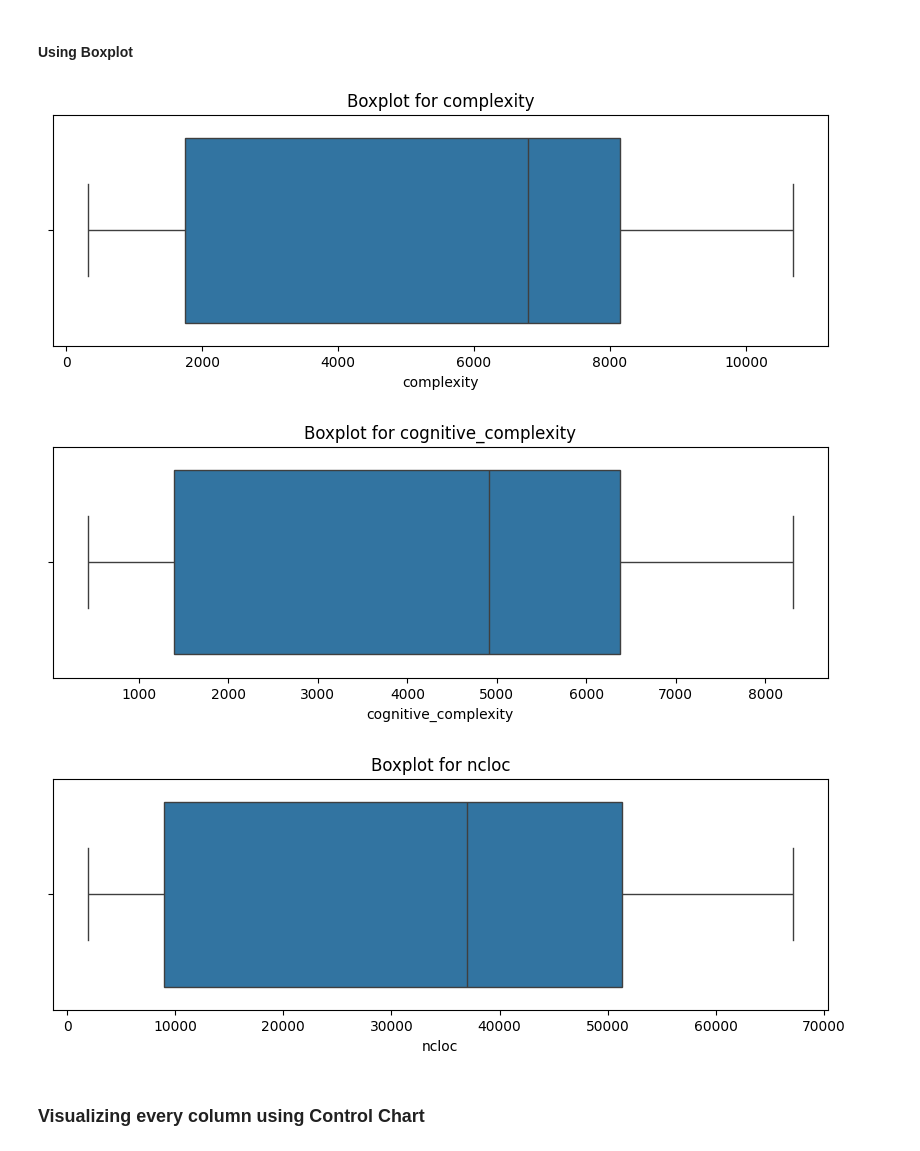
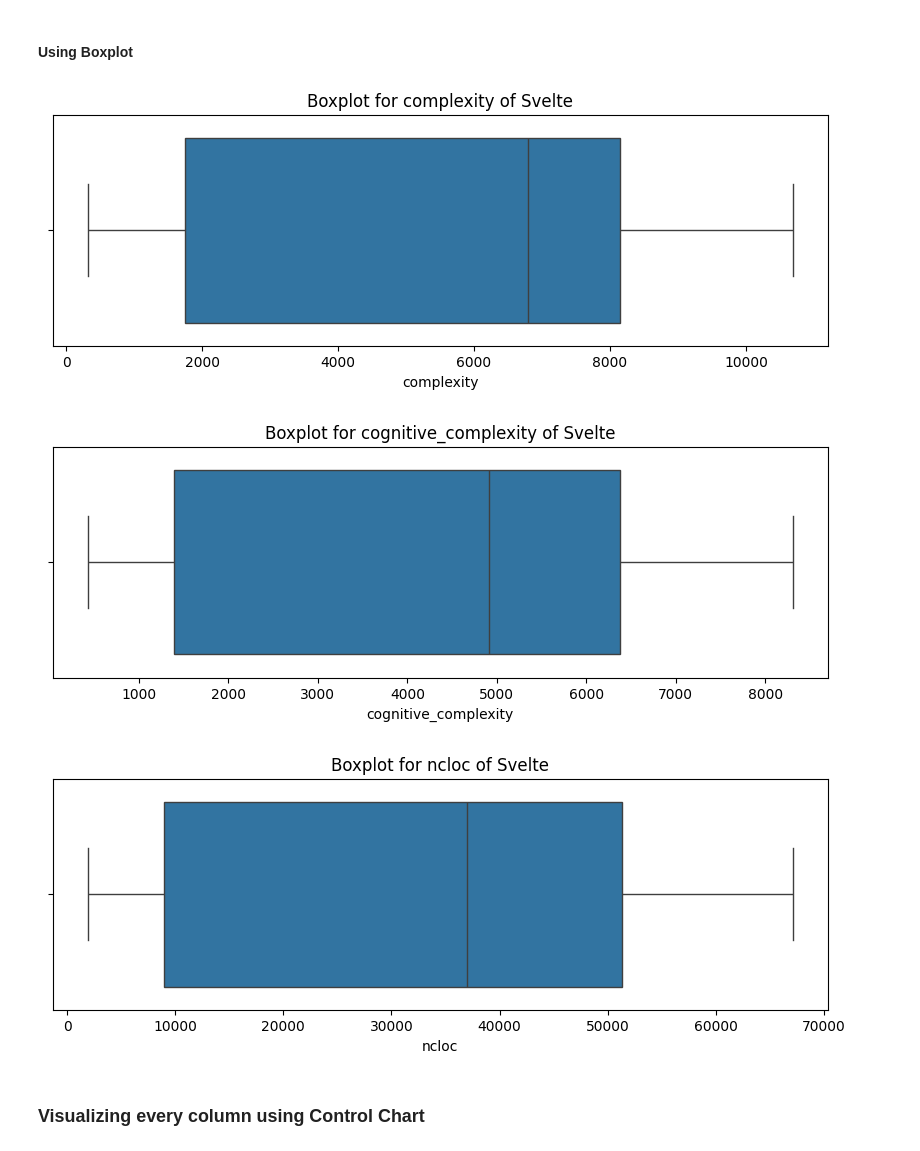
Before and after one commit to NotAlpha45/Analysis-of-Code-Smell-and-Refactoring, a Jupyter notebook: Code/Analysis/RQ1/svelte_analysis.ipynb, the cells around one changed output. Cells and saved outputs as stored; diff of their text form; code cells hidden in the pictures.

```diff
--- a/Code/Analysis/RQ1/svelte_analysis.ipynb
+++ b/Code/Analysis/RQ1/svelte_analysis.ipynb
@@ -207,7 +207,7 @@ fig, axs = plt.subplots(2, 2, figsize=(20, 12))
 for ax, col in zip(axs.flatten(), categorical_columns):
     countplot = sns.countplot(x=col, data=df, ax=ax, palette='Set2')
     ax.set_ylabel('Frequency')
-    ax.set_title(f'Distribution of {col}')
+    ax.set_title(f'Distribution of {col} of Svelte')
     for p in countplot.patches:
         countplot.annotate(format(p.get_height(), '.0f'),
                            (p.get_x() + p.get_width() / 2., p.get_height()),
@@ -243,7 +243,7 @@ numerical_columns = ['complexity', 'cognitive_complexity', 'ncloc']
 for col in numerical_columns:
     plt.figure(figsize=(10, 6))
     histplot = sns.histplot(df[col], bins=5, kde=True)
-    plt.title(f'Distribution of {col}')
+    plt.title(f'Distribution of {col} of Svelte')
     histplot.set_ylabel('Frequency')
     plt.show()
 # %% [output]
@@ -255,13 +255,13 @@ for col in numerical_columns:
 # %%
 for col in numerical_columns:
     plt.figure(figsize=(10, 3))
     sns.boxplot(x=df[col])
-    plt.title(f'Boxplot for {col}')
+    plt.title(f'Boxplot for {col} of Svelte')
     plt.show()
 # %% [output]
-[figure, old version]
+[figure, new version]
-[figure, old version]
+[figure, new version]
-[figure, old version]
+[figure, new version]
 # %% [markdown]
 ### Visualizing every column using Control Chart
 # %%
```
Also changed, not shown: parts of 3 cells of this notebook, 3 other files.
